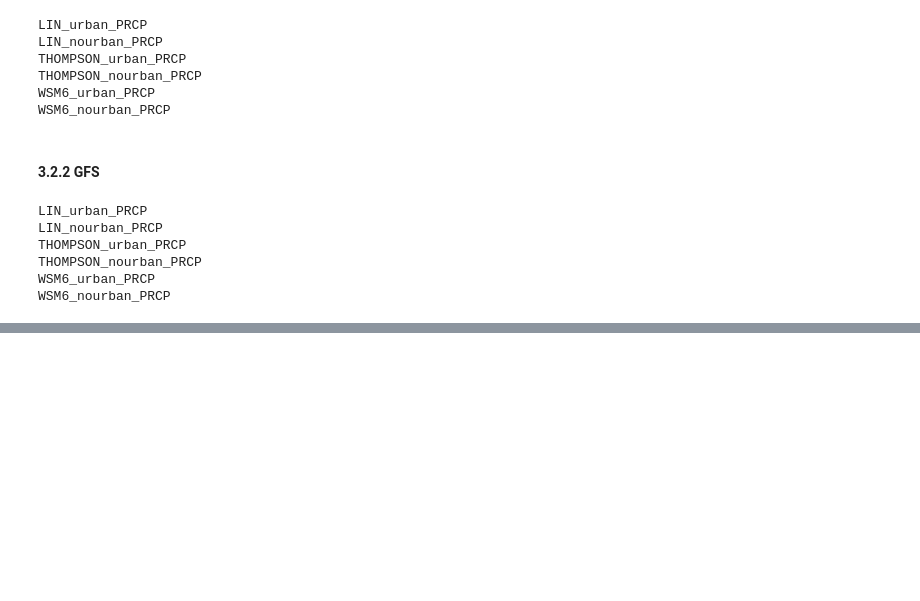
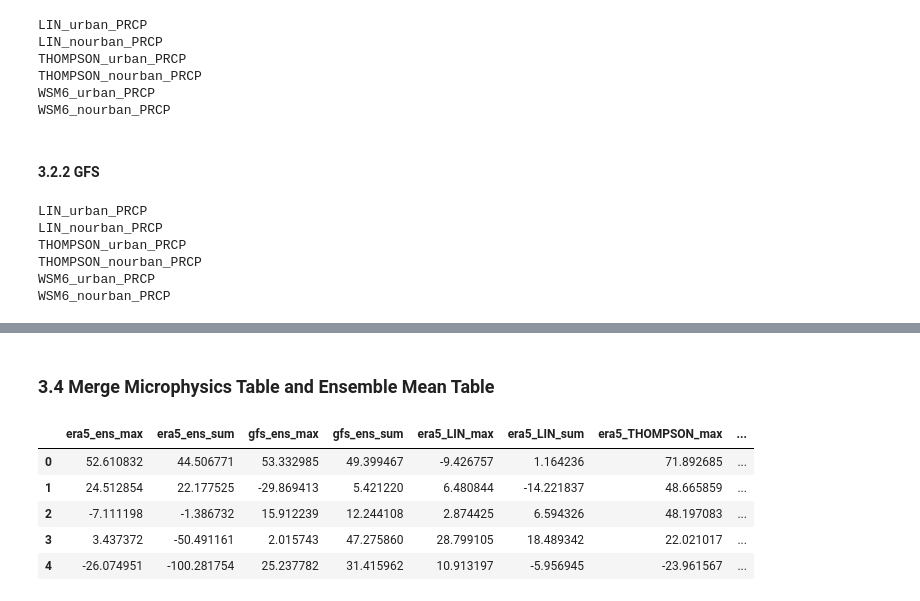
Before and after one commit to donmezkutay/Urban-Precipitation-Article-Istanbul, a Jupyter notebook: combined_precipitation_diff_urban_boundary.ipynb, the cells around one changed output, grey strips where cells are left out. Saved outputs shown, nothing was run; the diff lists cells and outputs as text; code cells hidden in the pictures; blank space fills up the shorter version.

Commit message:
#added ensemble mean to urban boundary analysis

```diff
--- a/combined_precipitation_diff_urban_boundary.ipynb
+++ b/combined_precipitation_diff_urban_boundary.ipynb
@@ -287,0 +314,7 @@ diff_pd[microphysics_order]
+# %%
+# turn to pd df
+ens_pd_gfs_max_perc_diff = pd.DataFrame(ens_gfs_max_perc_diff)
+ens_pd_gfs_sum_perc_diff = pd.DataFrame(ens_gfs_sum_perc_diff)
+
+# concat max and sum df
+ens_gfs_diff_pd = pd.concat([ens_pd_gfs_max_perc_diff, ens_pd_gfs_sum_perc_diff], axis=1)
@@ -287,0 +323,2 @@ diff_pd[microphysics_order]
+# %%
+ens_diff_pd = pd.concat([ens_era5_diff_pd, ens_gfs_diff_pd], axis=1)
@@ -287,0 +334,35 @@ diff_pd[microphysics_order]
+# %% [markdown]
+### 3.4 Merge Microphysics Table and Ensemble Mean Table
+# %%
+complete_table = pd.concat([ens_diff_pd, diff_pd], axis=1)
+# %%
+# order to make more readable
+microphysics_order = [
+    'era5_ens_max',
+    'era5_ens_sum',
+    'gfs_ens_max',
+    'gfs_ens_sum',
+    'era5_LIN_max',
+    'era5_LIN_sum',
+    'era5_THOMPSON_max',
+    'era5_THOMPSON_sum',
+    'era5_WSM6_max',
+    'era5_WSM6_sum',
+    'gfs_LIN_max',
+    'gfs_LIN_sum',
+    'gfs_THOMPSON_max',
+    'gfs_THOMPSON_sum',
+    'gfs_WSM6_max',
+    'gfs_WSM6_sum',
+]
+
+complete_table = complete_table[microphysics_order]
+# %%
+complete_table
+# %% [output]
+|  | era5_ens_max | era5_ens_sum | gfs_ens_max | gfs_ens_sum | era5_LIN_max | era5_LIN_sum | era5_THOMPSON_max | ... |
+| 0 | 52.610832 | 44.506771 | 53.332985 | 49.399467 | -9.426757 | 1.164236 | 71.892685 | ... |
+| 1 | 24.512854 | 22.177525 | -29.869413 | 5.421220 | 6.480844 | -14.221837 | 48.665859 | ... |
+| 2 | -7.111198 | -1.386732 | 15.912239 | 12.244108 | 2.874425 | 6.594326 | 48.197083 | ... |
+| 3 | 3.437372 | -50.491161 | 2.015743 | 47.275860 | 28.799105 | 18.489342 | 22.021017 | ... |
+| 4 | -26.074951 | -100.281754 | 25.237782 | 31.415962 | 10.913197 | -5.956945 | -23.961567 | ... |
```
Also changed, not shown: parts of 14 cells of this notebook.
